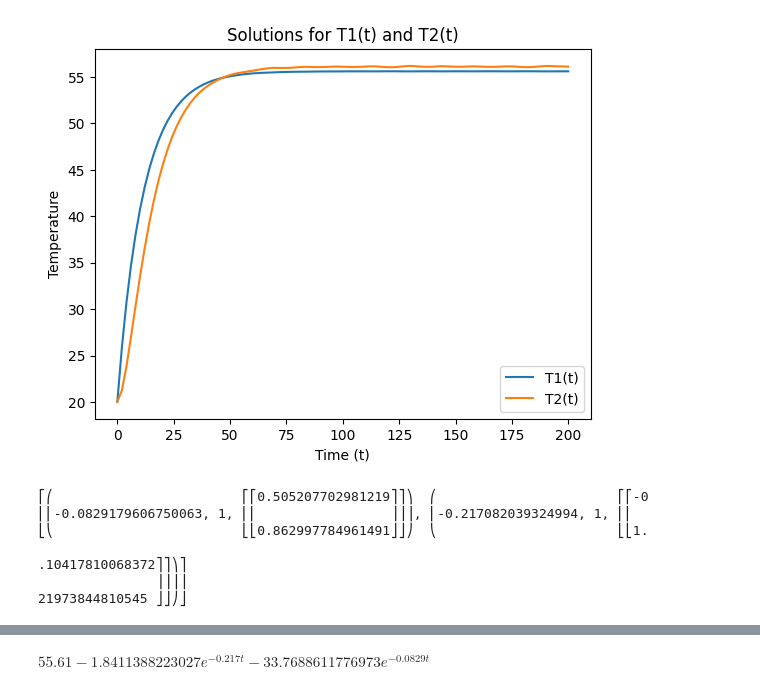
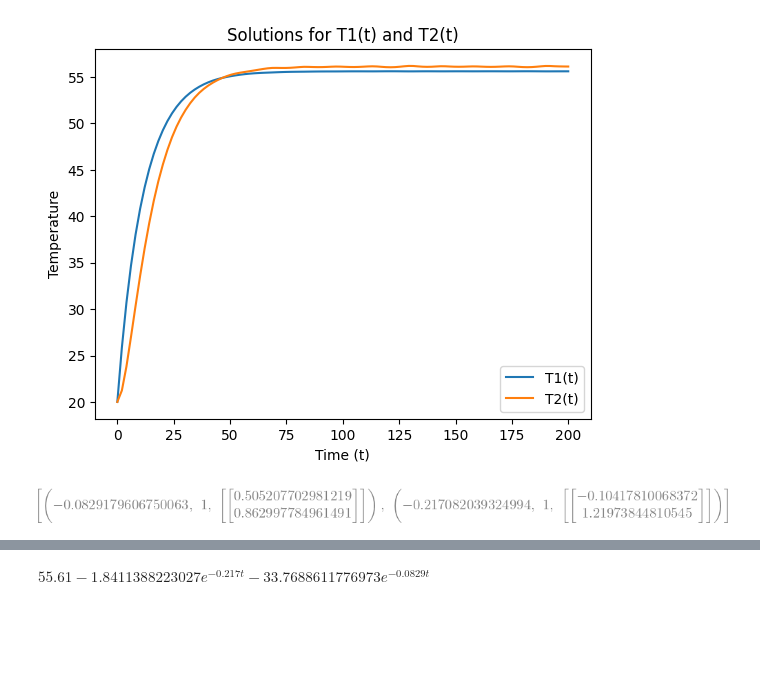
Before and after one commit to vint-j/Chemical-Engineering, a Jupyter notebook: Pastpapers/CP213/2021/Solutions.ipynb, the cells around one changed output, grey strips where cells are left out. Cells and saved outputs as stored; diff of their text form; code cells hidden in the pictures; blank space fills up the shorter version.

```diff
--- a/Pastpapers/CP213/2021/Solutions.ipynb
+++ b/Pastpapers/CP213/2021/Solutions.ipynb
@@ -73,15 +73,10 @@ plt.show()
 [figure]
 # %%
 A=sp.Matrix([[-0.1,0.01],[0.2,-0.2]])
-sp.pprint(A.eigenvects())
+sp.init_printing()
+A.eigenvects()
 # %% [output]
-⎡⎛                        ⎡⎡0.505207702981219⎤⎤⎞  ⎛                       ⎡⎡-0
-⎢⎜-0.0829179606750063, 1, ⎢⎢                 ⎥⎥⎟, ⎜-0.217082039324994, 1, ⎢⎢
-⎣⎝                        ⎣⎣0.862997784961491⎦⎦⎠  ⎝                       ⎣⎣1.
-
-.10417810068372⎤⎤⎞⎤
-               ⎥⎥⎟⎥
-21973844810545 ⎦⎦⎠⎦
+[figure, added]
 # %%
 a,b=sp.symbols('a b')
 x=-(0.1*a-0.01*b)+5
```
Also changed, not shown: parts of 1 cell of this notebook, 1 other file.
